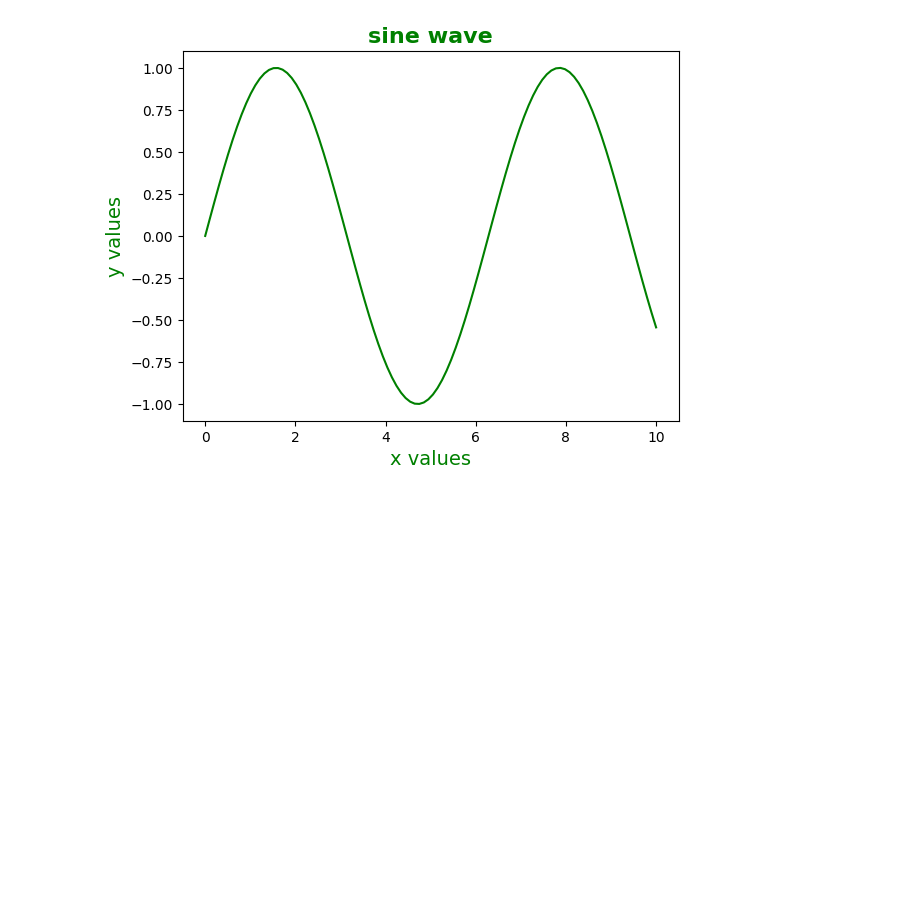
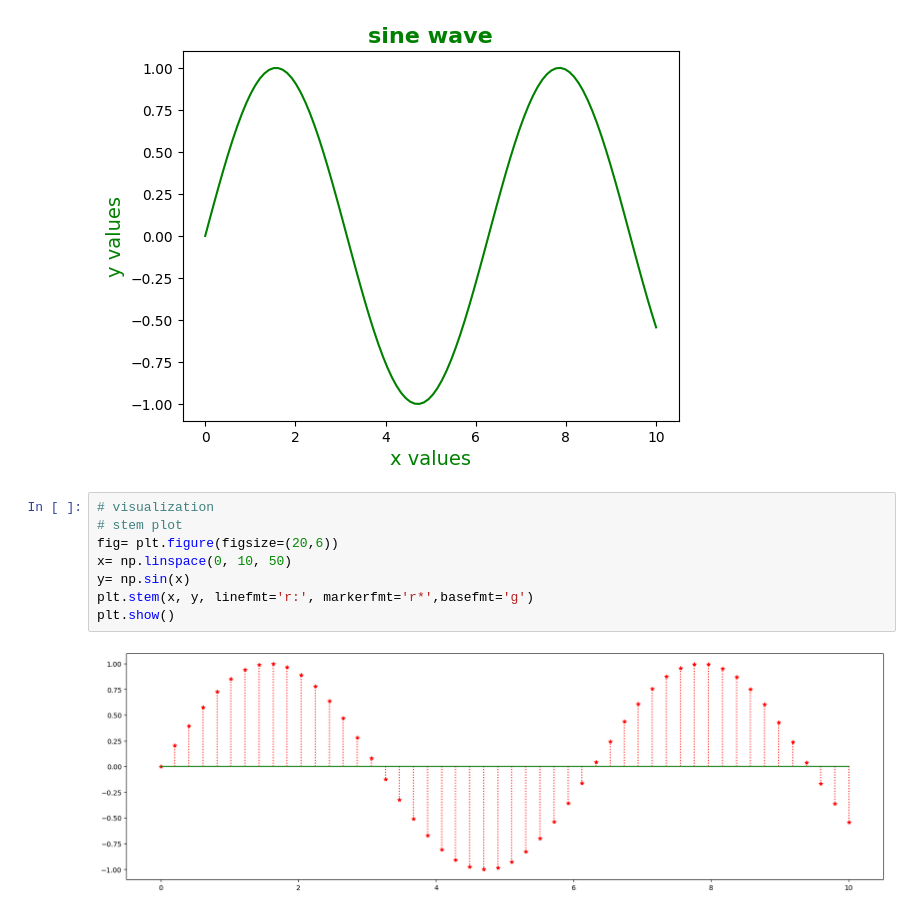
Before and after one commit to vikashchauhan19/vikashchauhan, a Jupyter notebook: data_analysis/visualization.ipynb, the cells around one changed output. Cells and saved outputs as stored; diff of their text form; blank space fills up the shorter version.

```diff
--- a/data_analysis/visualization.ipynb
+++ b/data_analysis/visualization.ipynb
@@ -43,3 +43,13 @@ plt.title('sine wave' , fontsize= 16, fontdict={'color': 'green', 'weight': 'bol
 plt.show()
 # %% [output]
 [figure]
+# %%
+# visualization
+# stem plot
+fig= plt.figure(figsize=(20,6))
+x= np.linspace(0, 10, 50)
+y= np.sin(x)
+plt.stem(x, y, linefmt='r:', markerfmt='r*',basefmt='g')
+plt.show()
+# %% [output]
+[figure, added]
```
Also changed, not shown: parts of 10 cells of this notebook.
